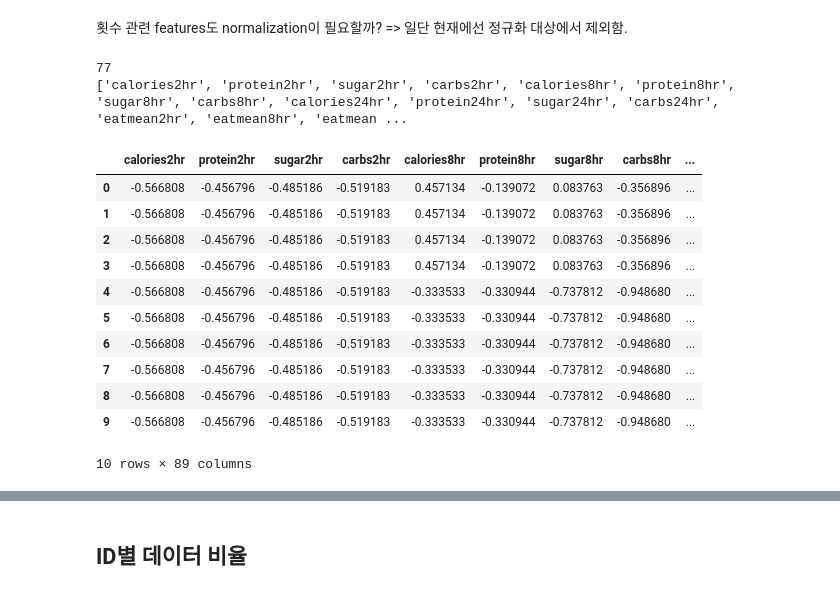
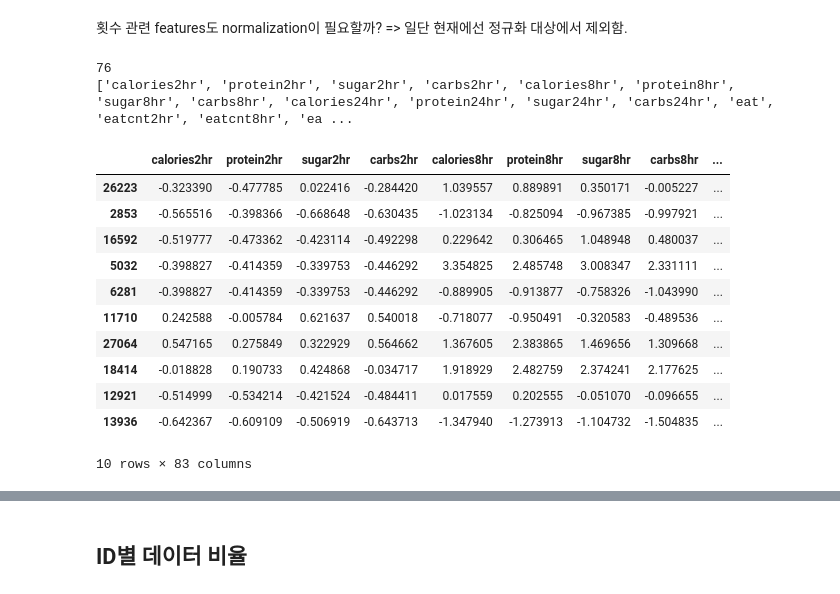
Before and after one commit to gjlee0802/engineering-digital-biomarkers, a Jupyter notebook: feature_engineering.ipynb, the cells around one changed output, grey strips where cells are left out. Saved outputs shown, nothing was run; the diff lists cells and outputs as text; code cells hidden in the pictures.

```diff
--- a/feature_engineering.ipynb
+++ b/feature_engineering.ipynb
@@ -646,11 +646,11 @@ df = pd.DataFrame(columns=[
     'NN50',
     'pNN50',
     'RMSSD',
-    'SDSD', #
-    'CVNN', #
-    'MCVNN', #
-    'SDRMSSD', #
-    'TINN', #
+    #'SDSD', #
+    #'CVNN', #
+    #'MCVNN', #
+    #'SDRMSSD', #
+    #'TINN', #
     #'HTI',
     'temp_mean',
     'temp_std',
@@ -1004,16 +1004,18 @@ for id in range(1, len(dg_df)+1):
     ibi_resampled['pNN50'] = ibi_df.set_index('datetime')[' ibi'].resample('5Min').apply(lambda ibi: pnn50(ibi)).interpolate(method='time')
     ibi_resampled['RMSSD'] = ibi_df.set_index('datetime')[' ibi'].resample('5Min').apply(lambda ibi: rmssd(ibi)).interpolate(method='time')
 
+    """
     ibi_resampled['SDSD'] = ibi_df.set_index('datetime')[' ibi'].resample('5Min').apply(lambda ibi: sdsd(ibi)).interpolate(method='time')
     ibi_resampled['CVNN'] = ibi_df.set_index('datetime')[' ibi'].resample('5Min').apply(lambda ibi: cvnn(ibi)).interpolate(method='time')
     ibi_resampled['CVSD'] = ibi_df.set_index('datetime')[' ibi'].resample('5Min').apply(lambda ibi: cvsd(ibi)).interpolate(method='time')
     ibi_resampled['MCVNN'] = ibi_df.set_index('datetime')[' ibi'].resample('5Min').apply(lambda ibi: mcvnn(ibi)).interpolate(method='time')
-    # ibi_resampled['IQRNN'] = ibi_df.set_index('datetime')[' ibi'].resample('5Min').apply(lambda ibi: iqrnn(ibi)).interpolate(method='time')
+    ## ibi_resampled['IQRNN'] = ibi_df.set_index('datetime')[' ibi'].resample('5Min').apply(lambda ibi: iqrnn(ibi)).interpolate(method='time')
     ibi_resampled['SDRMSSD'] = ibi_df.set_index('datetime')[' ibi'].resample('5Min').apply(lambda ibi: sdrmssd(ibi)).interpolate(method='time')
-    #ibi_resampled['Prc20NN'] = ibi_df.set_index('datetime')[' ibi'].resample('5Min').apply(lambda ibi: prc20nn(ibi)).interpolate(method='time')
-    #ibi_resampled['Prc80NN'] = ibi_df.set_index('datetime')[' ibi'].resample('5Min').apply(lambda ibi: prc80nn(ibi)).interpolate(method='time')
+    ##ibi_resampled['Prc20NN'] = ibi_df.set_index('datetime')[' ibi'].resample('5Min').apply(lambda ibi: prc20nn(ibi)).interpolate(method='time')
+    ##ibi_resampled['Prc80NN'] = ibi_df.set_index('datetime')[' ibi'].resample('5Min').apply(lambda ibi: prc80nn(ibi)).interpolate(method='time')
     ibi_resampled['TINN'] = ibi_df.set_index('datetime')[' ibi'].resample('5Min').apply(lambda ibi: tinn(ibi)).interpolate(method='time')
     #ibi_resampled['HTI'] = ibi_df.set_index('datetime')[' ibi'].resample('5Min').apply(lambda ibi: hti(ibi)).interpolate(method='time')
+    """
 
     ## 날짜를 기준으로 데이터프레임을 분할하여 리스트에 저장
     daily_dfs = {'fl':[], 'acc':[], 'eda':[], 'hr':[], 'ibi':[], 'temp':[], 'bvp':[], 'dexcom':[]}
@@ -1305,12 +1307,14 @@ for id in range(1, len(dg_df)+1):
         base_df.loc[current_point_index, 'NN50']=round(ibi_window.iloc[-1]['NN50'],2)
         base_df.loc[current_point_index, 'pNN50']=round(ibi_window.iloc[-1]['pNN50'],2)
         base_df.loc[current_point_index, 'RMSSD']=round(ibi_window.iloc[-1]['RMSSD'],2)
+        """
         base_df.loc[current_point_index, 'SDSD']=round(ibi_window.iloc[-1]['SDSD'],2)
         base_df.loc[current_point_index, 'CVNN']=round(ibi_window.iloc[-1]['CVNN'],2)
         base_df.loc[current_point_index, 'CVSD']=round(ibi_window.iloc[-1]['CVSD'],2)
         base_df.loc[current_point_index, 'MCVNN']=round(ibi_window.iloc[-1]['MCVNN'],2)
         base_df.loc[current_point_index, 'SDRMSSD']=round(ibi_window.iloc[-1]['SDRMSSD'],2)
         base_df.loc[current_point_index, 'TINN']=round(ibi_window.iloc[-1]['TINN'],2)
+        """
         base_df.loc[current_point_index, 'temp_mean']=round(temp_window.iloc[-1]['TEMP_Mean'],2)
         base_df.loc[current_point_index, 'temp_std']=round(temp_window.iloc[-1]['TEMP_Std'],2)
         base_df.loc[current_point_index, 'temp_min']=round(temp_window.iloc[-1]['TEMP_Min'],2)
@@ -1473,11 +1485,6 @@ plt.legend()
 feature_cols = df.select_dtypes(include=['number']).columns.tolist()
 feature_cols.remove('ID')
 feature_cols.remove('glucose')
-feature_cols.remove('MAGE')
-feature_cols.remove('eat')
-feature_cols.remove('eatcnt2hr')
-feature_cols.remove('eatcnt8hr')
-feature_cols.remove('eatcnt24hr')
 
 if 'Biological Sex' in feature_cols:
     feature_cols.remove('Biological Sex')
@@ -1486,8 +1493,8 @@ if 'label' in feature_cols:
 print(len(feature_cols))
 print(feature_cols)
 # %% [output]
-77
-['calories2hr', 'protein2hr', 'sugar2hr', 'carbs2hr', 'calories8hr', 'protein8hr', 'sugar8hr', 'carbs8hr', 'calories24hr', 'protein24hr', 'sugar24hr', 'carbs24hr', 'eatmean2hr', 'eatmean8hr', 'eatmean ...
+76
+['calories2hr', 'protein2hr', 'sugar2hr', 'carbs2hr', 'calories8hr', 'protein8hr', 'sugar8hr', 'carbs8hr', 'calories24hr', 'protein24hr', 'sugar24hr', 'carbs24hr', 'eat', 'eatcnt2hr', 'eatcnt8hr', 'ea ...
 # %%
 # 사용자별 정규화를 수행하는 함수 정의
 def user_specific_normalization(df, id_col, feature_cols):
@@ -1517,20 +1524,20 @@ def user_specific_normalization(df, id_col, feature_cols):
 # 사용자별 정규화 수행
 normalized_df = user_specific_normalization(df, 'ID', feature_cols=feature_cols)
 # %%
-normalized_df.head(10)
+normalized_df.sample(n=10)
 # %% [output]
 |  | calories2hr | protein2hr | sugar2hr | carbs2hr | calories8hr | protein8hr | sugar8hr | carbs8hr | ... |
-| 0 | -0.566808 | -0.456796 | -0.485186 | -0.519183 | 0.457134 | -0.139072 | 0.083763 | -0.356896 | ... |
-| 1 | -0.566808 | -0.456796 | -0.485186 | -0.519183 | 0.457134 | -0.139072 | 0.083763 | -0.356896 | ... |
-| 2 | -0.566808 | -0.456796 | -0.485186 | -0.519183 | 0.457134 | -0.139072 | 0.083763 | -0.356896 | ... |
-| 3 | -0.566808 | -0.456796 | -0.485186 | -0.519183 | 0.457134 | -0.139072 | 0.083763 | -0.356896 | ... |
-| 4 | -0.566808 | -0.456796 | -0.485186 | -0.519183 | -0.333533 | -0.330944 | -0.737812 | -0.948680 | ... |
-| 5 | -0.566808 | -0.456796 | -0.485186 | -0.519183 | -0.333533 | -0.330944 | -0.737812 | -0.948680 | ... |
-| 6 | -0.566808 | -0.456796 | -0.485186 | -0.519183 | -0.333533 | -0.330944 | -0.737812 | -0.948680 | ... |
-| 7 | -0.566808 | -0.456796 | -0.485186 | -0.519183 | -0.333533 | -0.330944 | -0.737812 | -0.948680 | ... |
-| 8 | -0.566808 | -0.456796 | -0.485186 | -0.519183 | -0.333533 | -0.330944 | -0.737812 | -0.948680 | ... |
-| 9 | -0.566808 | -0.456796 | -0.485186 | -0.519183 | -0.333533 | -0.330944 | -0.737812 | -0.948680 | ... |
+| 26223 | -0.323390 | -0.477785 | 0.022416 | -0.284420 | 1.039557 | 0.889891 | 0.350171 | -0.005227 | ... |
+| 2853 | -0.565516 | -0.398366 | -0.668648 | -0.630435 | -1.023134 | -0.825094 | -0.967385 | -0.997921 | ... |
+| 16592 | -0.519777 | -0.473362 | -0.423114 | -0.492298 | 0.229642 | 0.306465 | 1.048948 | 0.480037 | ... |
+| 5032 | -0.398827 | -0.414359 | -0.339753 | -0.446292 | 3.354825 | 2.485748 | 3.008347 | 2.331111 | ... |
+| 6281 | -0.398827 | -0.414359 | -0.339753 | -0.446292 | -0.889905 | -0.913877 | -0.758326 | -1.043990 | ... |
+| 11710 | 0.242588 | -0.005784 | 0.621637 | 0.540018 | -0.718077 | -0.950491 | -0.320583 | -0.489536 | ... |
+| 27064 | 0.547165 | 0.275849 | 0.322929 | 0.564662 | 1.367605 | 2.383865 | 1.469656 | 1.309668 | ... |
+| 18414 | -0.018828 | 0.190733 | 0.424868 | -0.034717 | 1.918929 | 2.482759 | 2.374241 | 2.177625 | ... |
+| 12921 | -0.514999 | -0.534214 | -0.421524 | -0.484411 | 0.017559 | 0.202555 | -0.051070 | -0.096655 | ... |
+| 13936 | -0.642367 | -0.609109 | -0.506919 | -0.643713 | -1.347940 | -1.273913 | -1.104732 | -1.504835 | ... |
-10 rows × 89 columns
+10 rows × 83 columns
 # %%
 if 'rolling_slope' in df.columns.tolist():
     df.drop(columns=['rolling_slope'], inplace = True)
```
Also changed, not shown: parts of 4 cells of this notebook, 1 other file.
